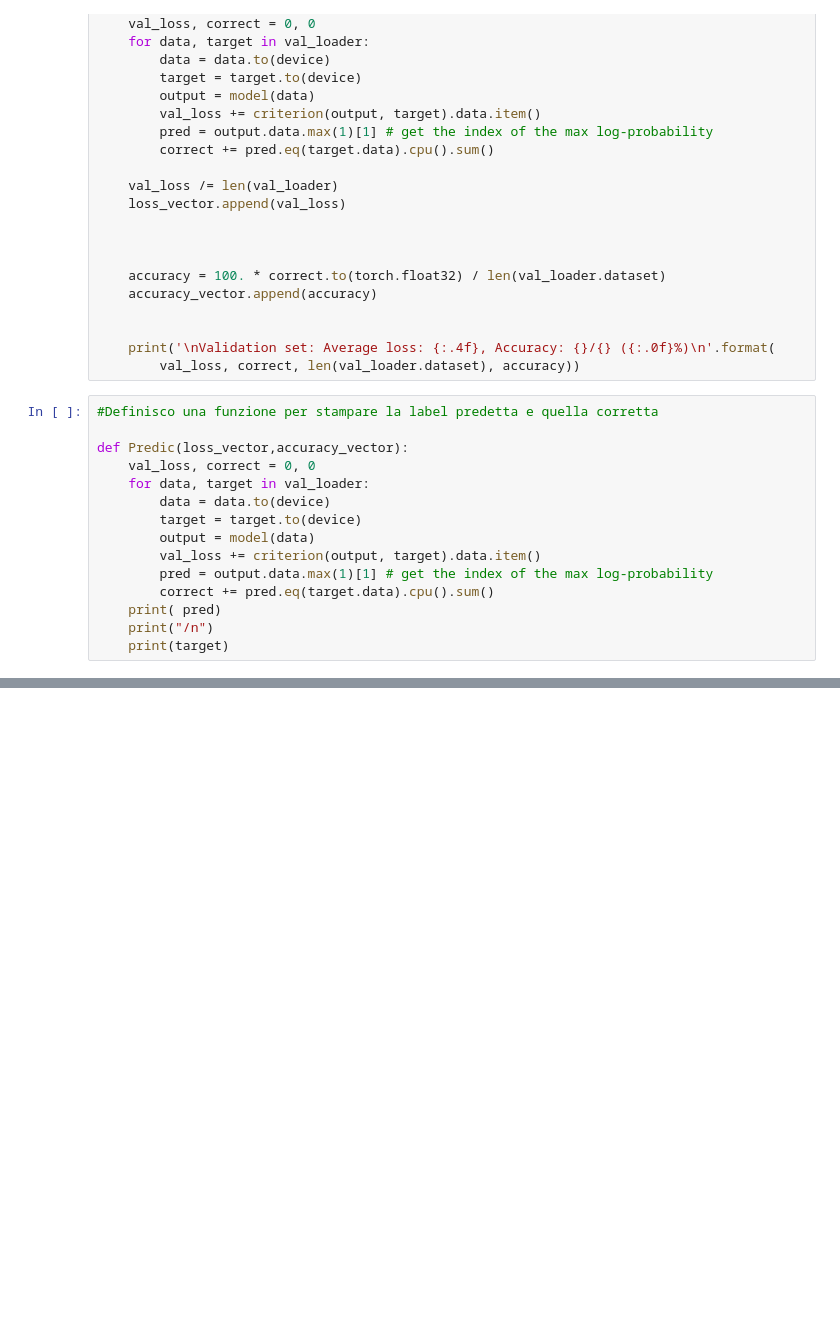
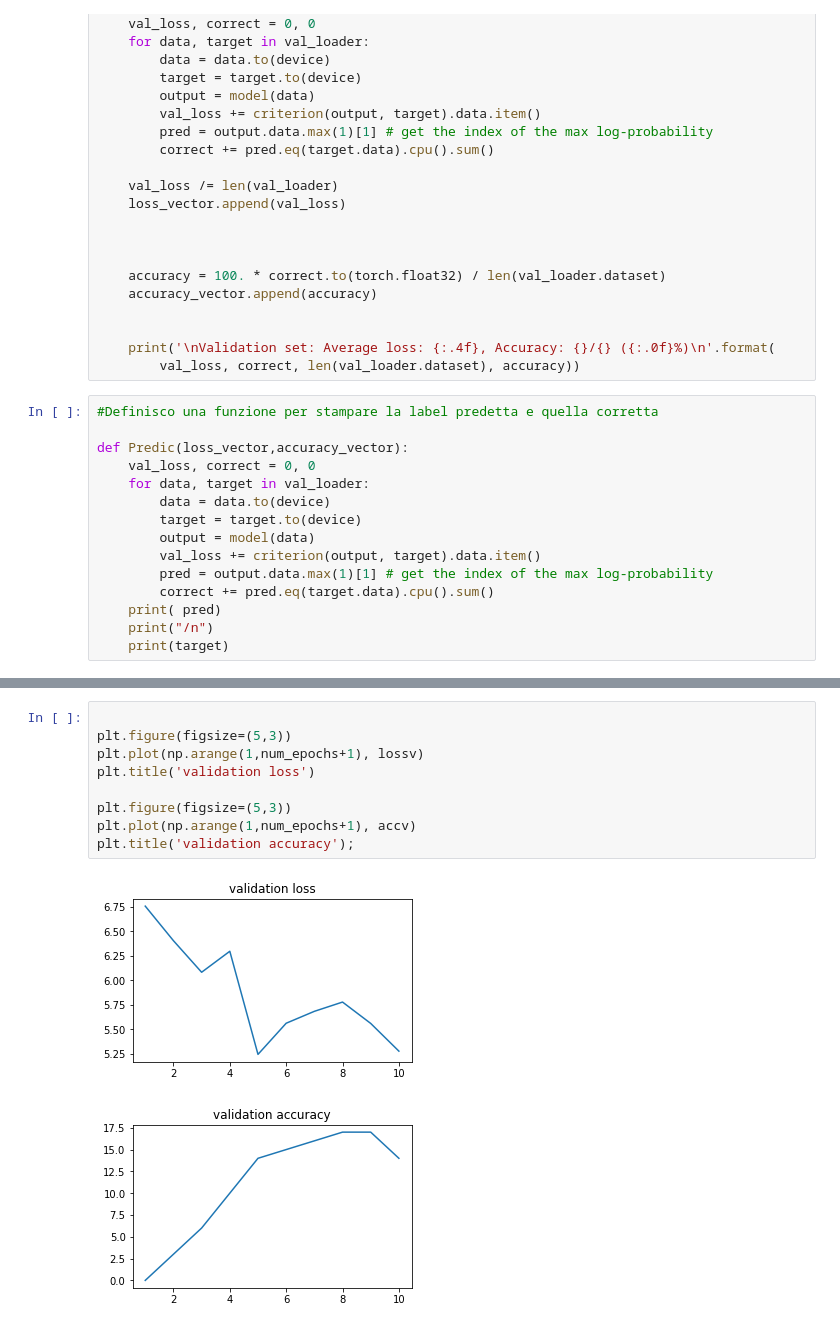
Before and after one commit to anna-alt/AI-Lab, a Jupyter notebook: SceneRecognition1.ipynb, the cells around one changed output, grey strips where cells are left out. Saved outputs shown, nothing was run; the diff lists cells and outputs as text; blank space fills up the shorter version.

```diff
--- a/SceneRecognition1.ipynb
+++ b/SceneRecognition1.ipynb
@@ -165,0 +168,12 @@ Train Epoch: 5 [0/25000 (0%)]   Loss: 0.086189
+# %%
+
+plt.figure(figsize=(5,3))
+plt.plot(np.arange(1,num_epochs+1), lossv)
+plt.title('validation loss')
+
+plt.figure(figsize=(5,3))
+plt.plot(np.arange(1,num_epochs+1), accv)
+plt.title('validation accuracy');
+# %% [output]
+[figure, added]
+[figure, added]
```
Also changed, not shown: parts of 6 cells of this notebook.
